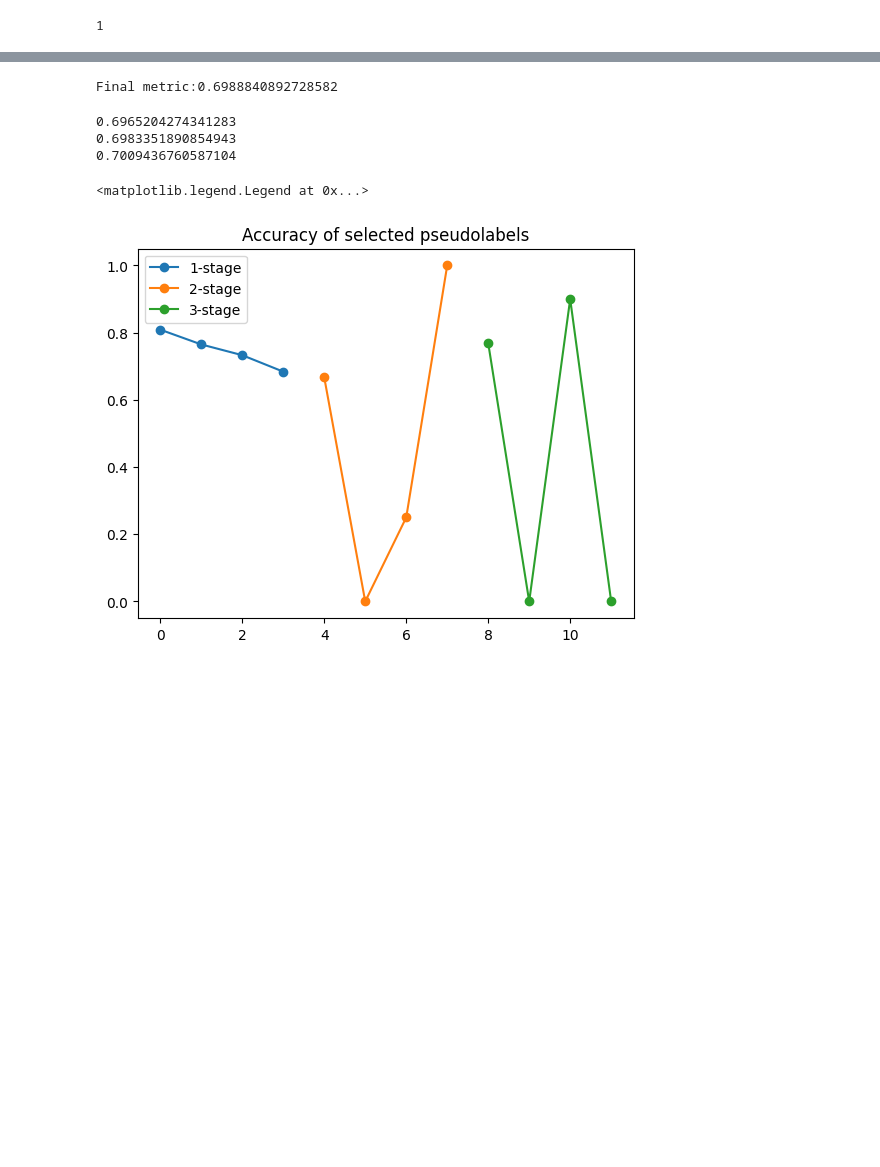
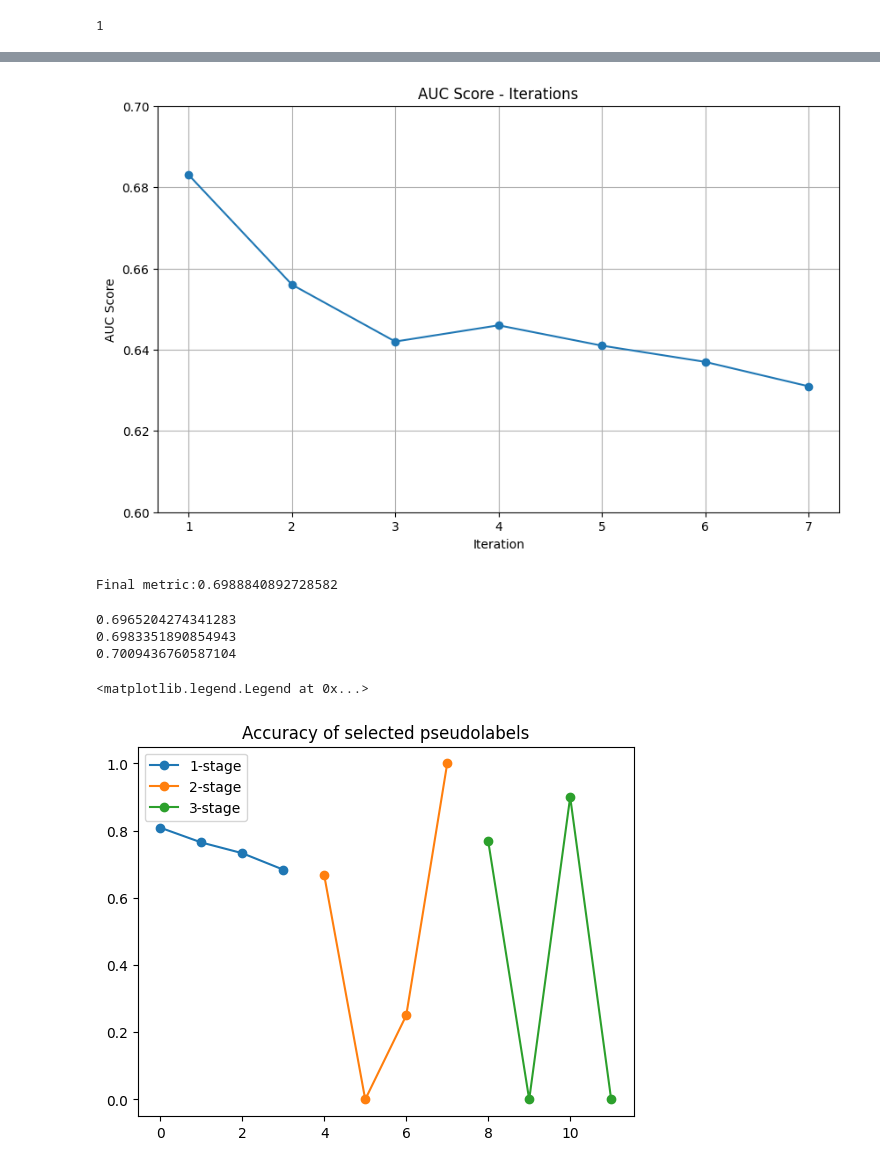
Before and after one commit to Fuyao233/Graph_pseudo_labeling, a Jupyter notebook: data_visualization.ipynb, the cells around one changed output, grey strips where cells are left out. Cells and saved outputs as stored; diff of their text form; code cells hidden in the pictures; blank space fills up the shorter version.

```diff
--- a/data_visualization.ipynb
+++ b/data_visualization.ipynb
@@ -37,3 +133,24 @@ ax1.legend()
+# %%
+import matplotlib.pyplot as plt
+
+# AUC scores provided
+auc_scores = [0.683, 0.656, 0.642, 0.646, 0.641, 0.637, 0.631]
+
+# Iterations (assuming each score corresponds to an iteration, starting from 1)
+iterations = list(range(1, len(auc_scores) + 1))
+
+# Plotting
+plt.figure(figsize=(10, 6))
+plt.plot(iterations, auc_scores, marker='o')
+plt.title("AUC Score - Iterations")
+plt.xlabel("Iteration")
+plt.ylabel("AUC Score")
+plt.grid(True)
+plt.xticks(iterations)
+plt.ylim(0.6, 0.7)  # Adjusting y-axis limits for better visualization
+plt.show()
+# %% [output]
+[figure, added]
 # %%
 import matplotlib.pyplot as plt
 import numpy as np
```
Also changed, not shown: parts of 2 cells of this notebook, 28 other files.
